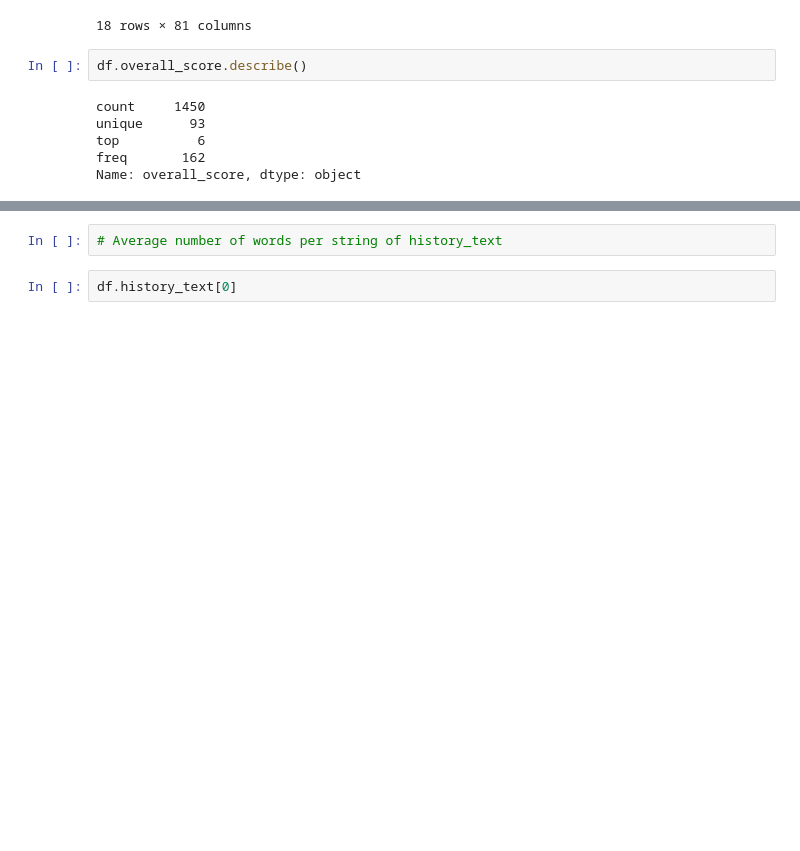
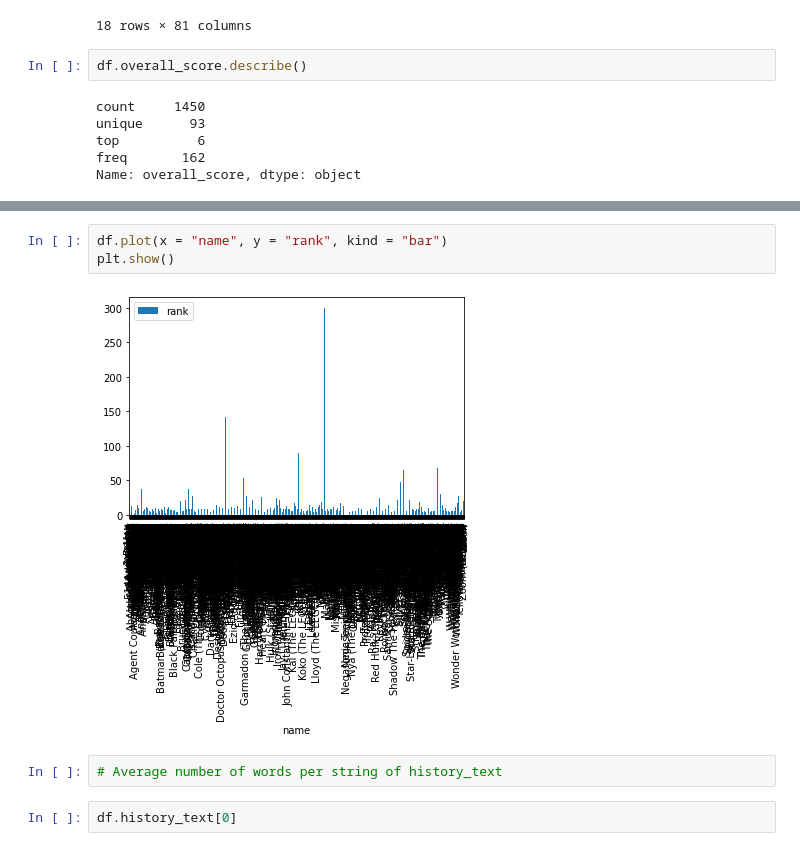
Before and after one commit to twhipple/Superhero_NLP, a Jupyter notebook: Superhero_NLP_Notebook.ipynb, the cells around one changed output, grey strips where cells are left out. Cells and saved outputs as stored; diff of their text form; blank space fills up the shorter version.

```diff
--- a/Superhero_NLP_Notebook.ipynb
+++ b/Superhero_NLP_Notebook.ipynb
@@ -208,3 +272,8 @@ ValueError: invalid literal for int() with base 10: '∞'
+# %%
+df.plot(x = "name", y = "rank", kind = "bar")
+plt.show()
+# %% [output]
+[figure, added]
 # %%
 # Average number of words per string of history_text
 # %%
```
Also changed, not shown: parts of 20 cells of this notebook, 1 other file.
